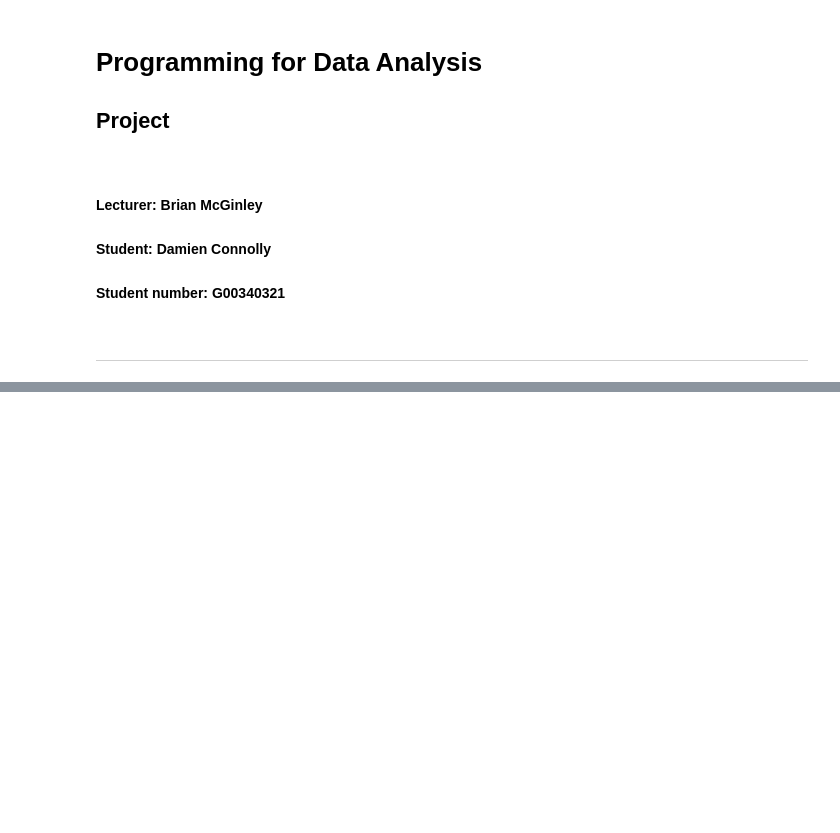
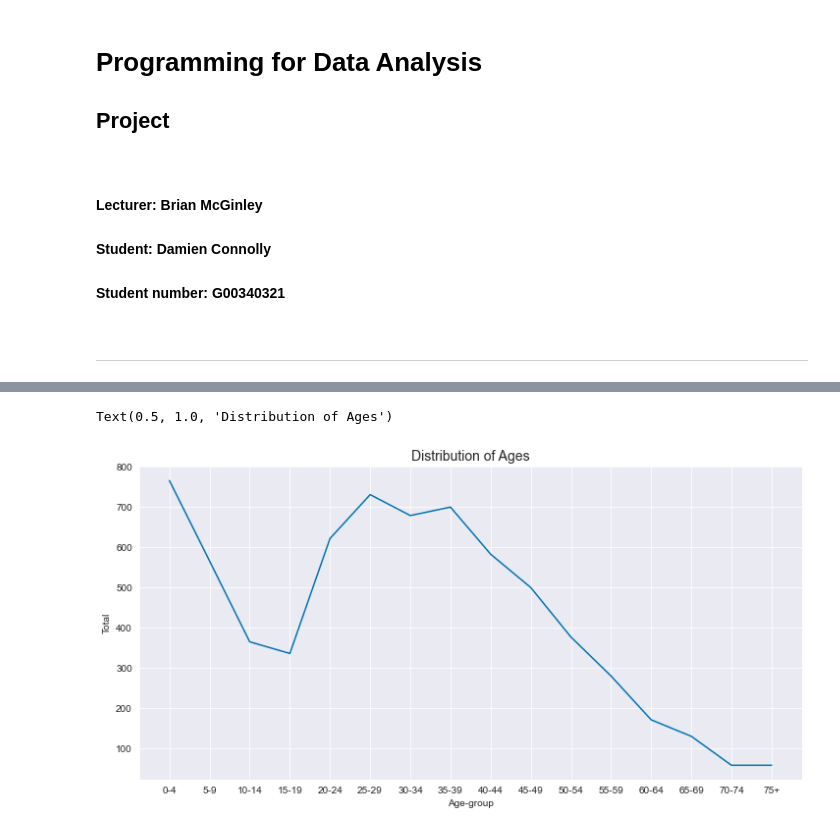
Before and after one commit to dconn20/Prog.D.A---Project, a Jupyter notebook: Prog.D.A - Project.ipynb, the cells around one changed output, grey strips where cells are left out. Saved outputs shown, nothing was run; the diff lists cells and outputs as text; code cells hidden in the pictures; blank space fills up the shorter version.

```diff
--- a/Prog.D.A - Project.ipynb
+++ b/Prog.D.A - Project.ipynb
@@ -207,0 +131,4 @@ Text(0.5, 1.0, 'Distribution of Ages')
+# %%
+# View age data
+agefile = pd.read_excel("ageStatsTotal.xlsx")
+agefile
@@ -207,0 +154,12 @@ Text(0.5, 1.0, 'Distribution of Ages')
+# %%
+# Remove final total row for plotting purposes
+af = agefile.drop([16])
+# %%
+# Plot the total to visualise the age distribution
+sns.relplot(x="Age-group", y="Total", kind="line", data=af, height=5, aspect=2) # Use aspect to make plot wider
+plt.xlabel('Age-group')
+plt.ylabel('Total')
+plt.title('Distribution of Ages', fontsize=14)
+# %% [output]
+Text(0.5, 1.0, 'Distribution of Ages')
+[figure, added]
```
Also changed, not shown: parts of 64 cells of this notebook, 2 other files.
